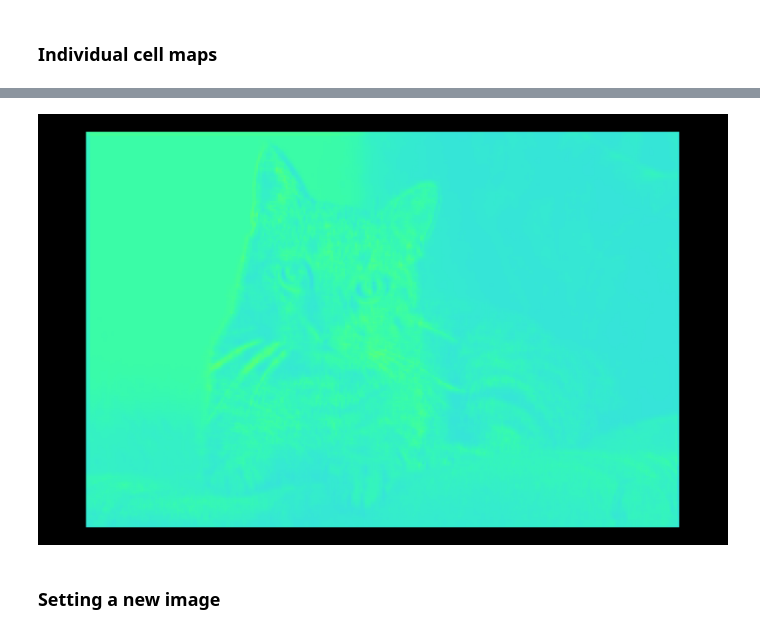
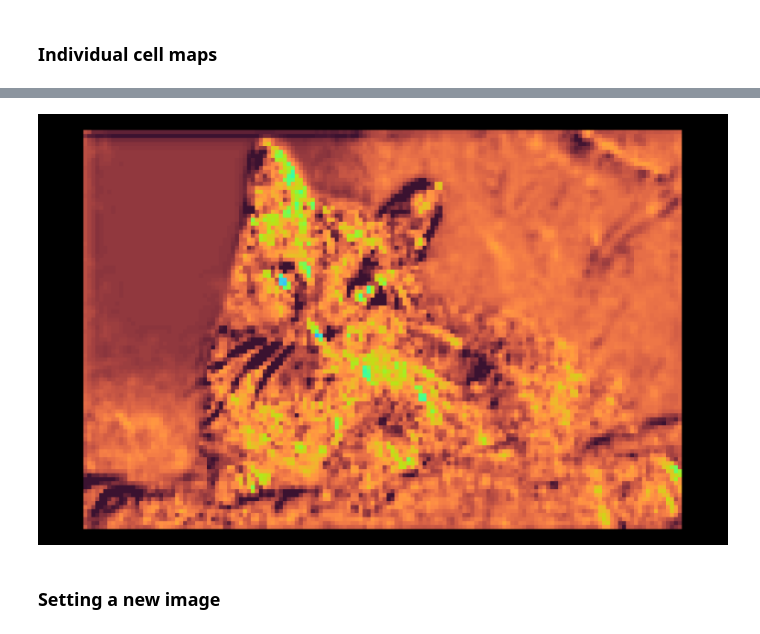
Before and after one commit to arched-dev/mapextrackt, a Jupyter notebook: examples/examples.ipynb, the cells around one changed output, grey strips where cells are left out. Saved outputs shown, nothing was run; the diff lists cells and outputs as text; code cells hidden in the pictures.

```diff
--- a/examples/examples.ipynb
+++ b/examples/examples.ipynb
@@ -4,7 +4,7 @@
 > First import your model
 # %%
 import torchvision
-model = torchvision.models.vgg16(pretrained=True)
+model = torchvision.models.resnext50_32x4d(pretrained=True)
 # %% [markdown]
 > Import MapExtract's Feature Extractor
 # %%
@@ -53,8 +60,9 @@ img
 # %%
-img = fe.display_from_map(layer_no=2, cell_no=10, out_type="pil", colourize=20, outsize=(800,500), border=0.03, picture_in_picture=False)
+img = fe.display_from_map(layer_no=2, cell_no=50, out_type="pil", colourize=20, outsize=(800,500), border=0.03, picture_in_picture=False)
+img.save("example_output3.jpg")
 img
 # %% [output]
-[figure, old version]
+[figure, new version]
 # %% [markdown]
 ### Setting a new image
 # %%
```
Also changed, not shown: parts of 17 cells of this notebook, 4 other files.
